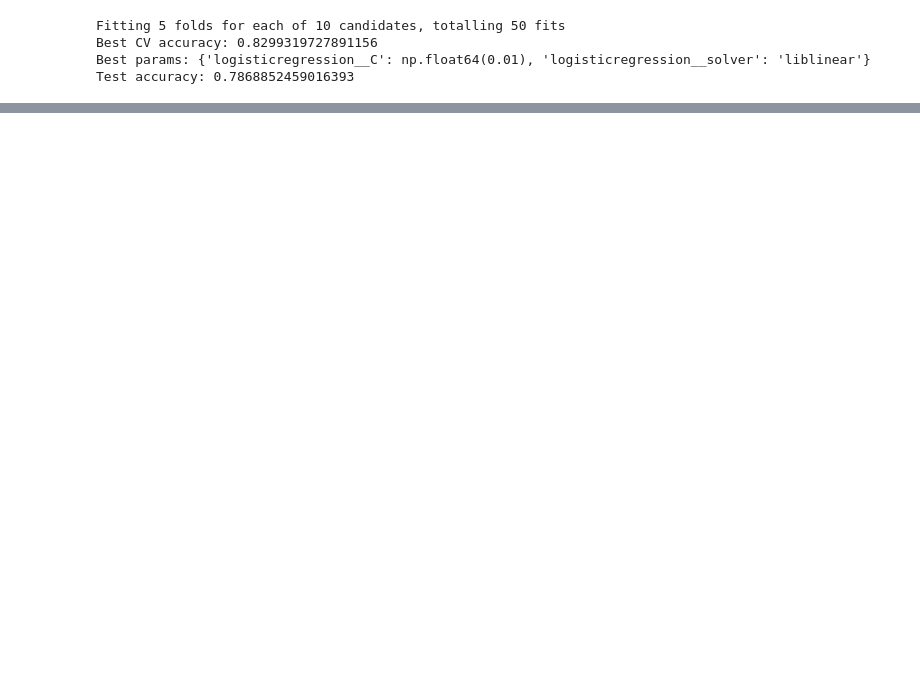
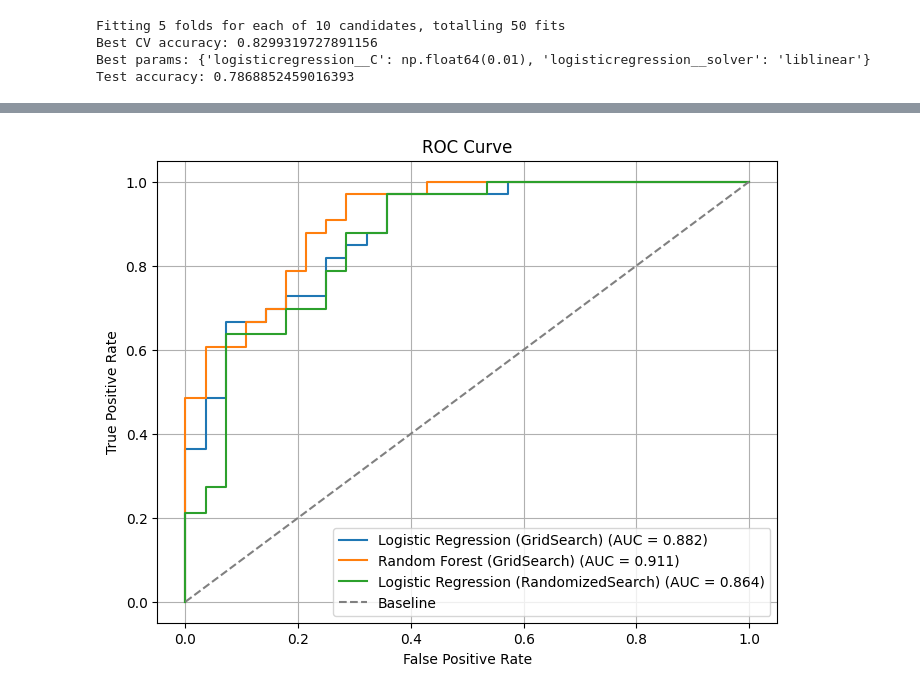
Before and after one commit to LukeOpany/disease_detection-, a Jupyter notebook: heart_disease.ipynb, the cells around one changed output, grey strips where cells are left out. Drawn from its saved outputs; the diff is of its cells as text; code cells hidden in the pictures; blank space fills up the shorter version.

```diff
--- a/heart_disease.ipynb
+++ b/heart_disease.ipynb
@@ -474,5 +474,19 @@ gs_rf.score(X_test, y_test)
 # %%
 #Tune LogisticRegression using GridSearchCV
 log_reg_grid_gs = GridSearchCV(
+    estimator=LogisticRegression(max_iter=1000, random_state=42),
+    param_grid={
+        "C": np.logspace(-2, 2, 5),       # [0.01, 0.1, 1, 10, 100]
+        "solver": ["lbfgs", "liblinear"]
+    },
+    scoring="accuracy",
+    cv=cv,
+    n_jobs=-1,
+    verbose=1
+)
 
-)
+log_reg_grid_gs.fit(X_train, y_train)
+
+print("Best CV accuracy:", log_reg_grid_gs.best_score_)
+print("Best params:", log_reg_grid_gs.best_params_)
+print("Test accuracy:", log_reg_grid_gs.score(X_test, y_test))
@@ -518,3 +554,71 @@ Fitting 5 folds for each of 10 candidates, totalling 50 fits
 Best CV accuracy: 0.8299319727891156
 Best params: {'logisticregression__C': np.float64(0.01), 'logisticregression__solver': 'liblinear'}
 Test accuracy: 0.7868852459016393
+# %%
+import os
+import pandas as pd
+import matplotlib.pyplot as plt
+from sklearn.metrics import roc_curve, roc_auc_score
+from sklearn.model_selection import train_test_split
+from sklearn.linear_model import LogisticRegression
+from sklearn.pipeline import make_pipeline
+from sklearn.preprocessing import StandardScaler
+
+# Ensure we have test data available
+if "X_test" not in globals() or "y_test" not in globals():
+    if "df" not in globals():
+        csv_path = "/Users/lukeopany/Desktop/heart-disease/heart-disease.csv"
+        if not os.path.exists(csv_path):
+            raise FileNotFoundError("heart-disease.csv not found. Please load your dataset first.")
+        df = pd.read_csv(csv_path)
+
+    X = df.drop("target", axis=1)
+    y = df["target"]
+    X_train, X_test, y_train, y_test = train_test_split(
+        X, y, test_size=0.2, random_state=42, stratify=y
+    )
+
+candidate_models = {
+    "Logistic Regression (GridSearch)": globals().get("gs_log_reg"),
+    "Random Forest (GridSearch)": globals().get("gs_rf"),
+    "Logistic Regression (RandomizedSearch)": globals().get("rs_log_reg"),
+}
+
+# Fallback: fit a baseline model if no tuned model is available
+if all(model is None for model in candidate_models.values()):
+    baseline_model = make_pipeline(StandardScaler(), LogisticRegression(max_iter=1000, random_state=42))
+    baseline_model.fit(X_train, y_train)
+    candidate_models = {"Baseline Logistic Regression": baseline_model}
+
+plt.figure(figsize=(8, 6))
+valid_models = 0
+
+for model_name, model in candidate_models.items():
+    if model is None:
+        continue
+
+    if hasattr(model, "predict_proba"):
+        y_score = model.predict_proba(X_test)[:, 1]
+    elif hasattr(model, "decision_function"):
+        y_score = model.decision_function(X_test)
+    else:
+        print(f"Skipping {model_name}: no probability/decision scores available.")
+        continue
+
+    fpr, tpr, _ = roc_curve(y_test, y_score)
+    auc_score = roc_auc_score(y_test, y_score)
+    plt.plot(fpr, tpr, label=f"{model_name} (AUC = {auc_score:.3f})")
+    print(f"{model_name} AUC: {auc_score:.3f}")
+    valid_models += 1
+
+if valid_models == 0:
+    print("No compatible models found to evaluate.")
+else:
+    plt.plot([0, 1], [0, 1], linestyle="--", color="gray", label="Baseline")
+    plt.xlabel("False Positive Rate")
+    plt.ylabel("True Positive Rate")
+    plt.title("ROC Curve")
+    plt.legend(loc="lower right")
+    plt.grid(True)
+    plt.show()
+# %% [output]
@@ -520,0 +628 @@ Test accuracy: 0.7868852459016393
+[figure, added]
```
Also changed, not shown: parts of 9 cells of this notebook.
